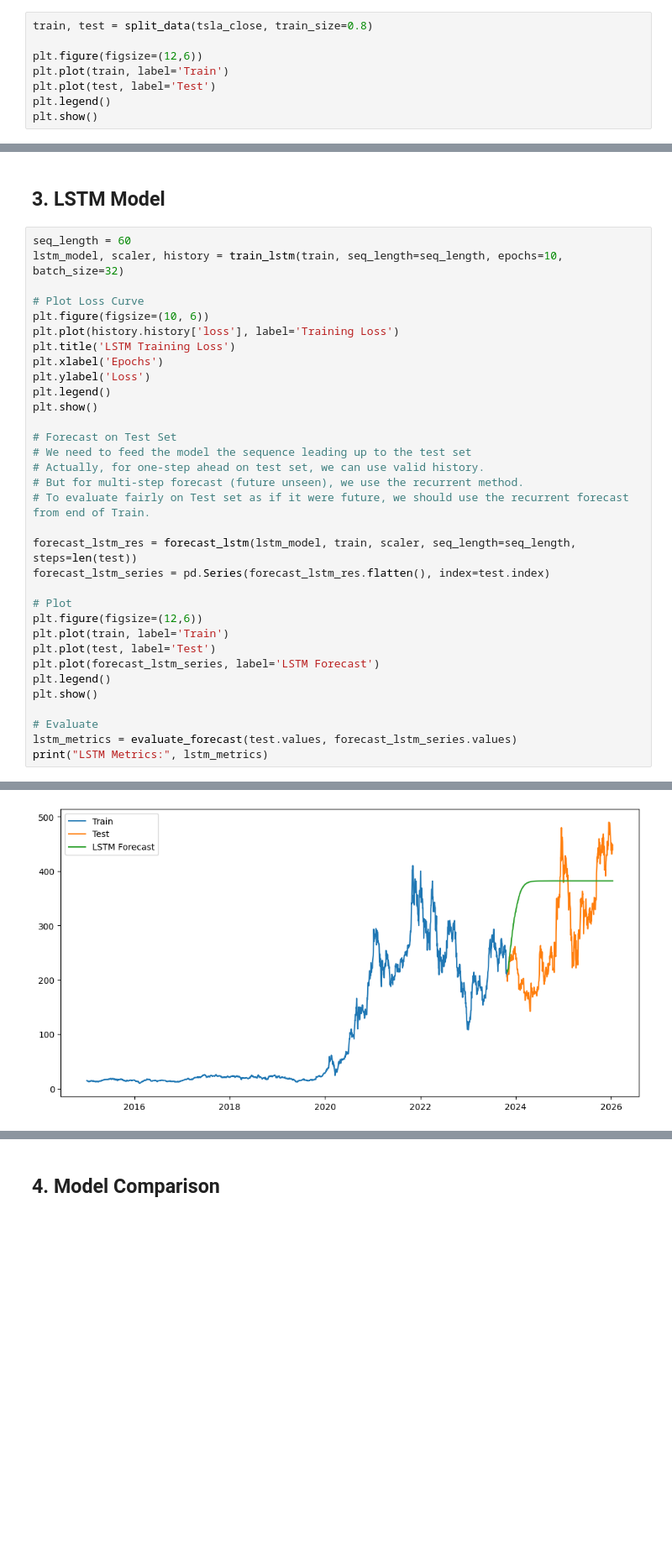
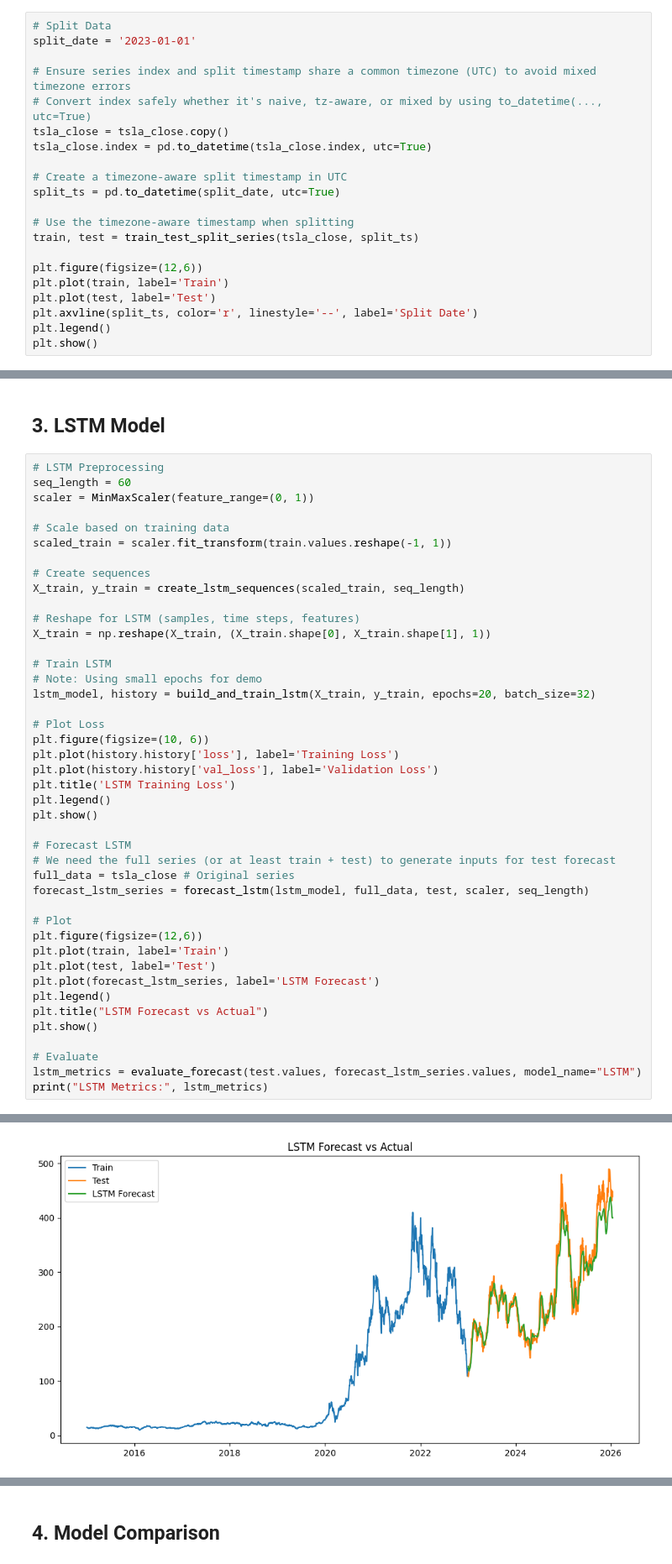
Before and after one commit to AffableMelon/portfolio-optimization, a Jupyter notebook: notebooks/task_2_modeling.ipynb, the cells around one changed output, grey strips where cells are left out. Shown at 84% size. Saved outputs shown, nothing was run; the diff lists cells and outputs as text; blank space fills up the shorter version.

```diff
--- a/notebooks/task_2_modeling.ipynb
+++ b/notebooks/task_2_modeling.ipynb
@@ -62,11 +64,24 @@ plt.show()
 # %% [markdown]
 ## 1. Train/Test Split
 # %%
-train, test = split_data(tsla_close, train_size=0.8)
+# Split Data
+split_date = '2023-01-01'
+
+# Ensure series index and split timestamp share a common timezone (UTC) to avoid mixed timezone errors
+# Convert index safely whether it's naive, tz-aware, or mixed by using to_datetime(..., utc=True)
+tsla_close = tsla_close.copy()
+tsla_close.index = pd.to_datetime(tsla_close.index, utc=True)
+
+# Create a timezone-aware split timestamp in UTC
+split_ts = pd.to_datetime(split_date, utc=True)
+
+# Use the timezone-aware timestamp when splitting
+train, test = train_test_split_series(tsla_close, split_ts)
 
 plt.figure(figsize=(12,6))
 plt.plot(train, label='Train')
 plt.plot(test, label='Test')
+plt.axvline(split_ts, color='r', linestyle='--', label='Split Date')
 plt.legend()
 plt.show()
 # %% [output]
@@ -129,26 +137,35 @@ ARIMA Metrics: {'MAE': 96.25256174448374, 'RMSE': np.float64(126.67072471510338)
 # %% [markdown]
 ## 3. LSTM Model
 # %%
+# LSTM Preprocessing
 seq_length = 60
-lstm_model, scaler, history = train_lstm(train, seq_length=seq_length, epochs=10, batch_size=32)
+scaler = MinMaxScaler(feature_range=(0, 1))
 
-# Plot Loss Curve
+# Scale based on training data
+scaled_train = scaler.fit_transform(train.values.reshape(-1, 1))
+
+# Create sequences
+X_train, y_train = create_lstm_sequences(scaled_train, seq_length)
+
+# Reshape for LSTM (samples, time steps, features)
+X_train = np.reshape(X_train, (X_train.shape[0], X_train.shape[1], 1))
+
+# Train LSTM
+# Note: Using small epochs for demo
+lstm_model, history = build_and_train_lstm(X_train, y_train, epochs=20, batch_size=32)
+
+# Plot Loss
 plt.figure(figsize=(10, 6))
 plt.plot(history.history['loss'], label='Training Loss')
+plt.plot(history.history['val_loss'], label='Validation Loss')
 plt.title('LSTM Training Loss')
-plt.xlabel('Epochs')
-plt.ylabel('Loss')
 plt.legend()
 plt.show()
 
-# Forecast on Test Set
-# We need to feed the model the sequence leading up to the test set
-# Actually, for one-step ahead on test set, we can use valid history.
-# But for multi-step forecast (future unseen), we use the recurrent method.
-# To evaluate fairly on Test set as if it were future, we should use the recurrent forecast from end of Train.
-
-forecast_lstm_res = forecast_lstm(lstm_model, train, scaler, seq_length=seq_length, steps=len(test))
-forecast_lstm_series = pd.Series(forecast_lstm_res.flatten(), index=test.index)
+# Forecast LSTM
+# We need the full series (or at least train + test) to generate inputs for test forecast
+full_data = tsla_close # Original series
+forecast_lstm_series = forecast_lstm(lstm_model, full_data, test, scaler, seq_length)
 
 # Plot
 plt.figure(figsize=(12,6))
@@ -156,9 +173,10 @@ plt.plot(train, label='Train')
 plt.plot(test, label='Test')
 plt.plot(forecast_lstm_series, label='LSTM Forecast')
 plt.legend()
+plt.title("LSTM Forecast vs Actual")
 plt.show()
 
 # Evaluate
-lstm_metrics = evaluate_forecast(test.values, forecast_lstm_series.values)
+lstm_metrics = evaluate_forecast(test.values, forecast_lstm_series.values, model_name="LSTM")
 print("LSTM Metrics:", lstm_metrics)
 # %% [output]
@@ -204 +208 @@ Epoch 10/10
-[figure, old version]
+[figure, new version]
```
Also changed, not shown: parts of 5 cells of this notebook, 2 other files.
